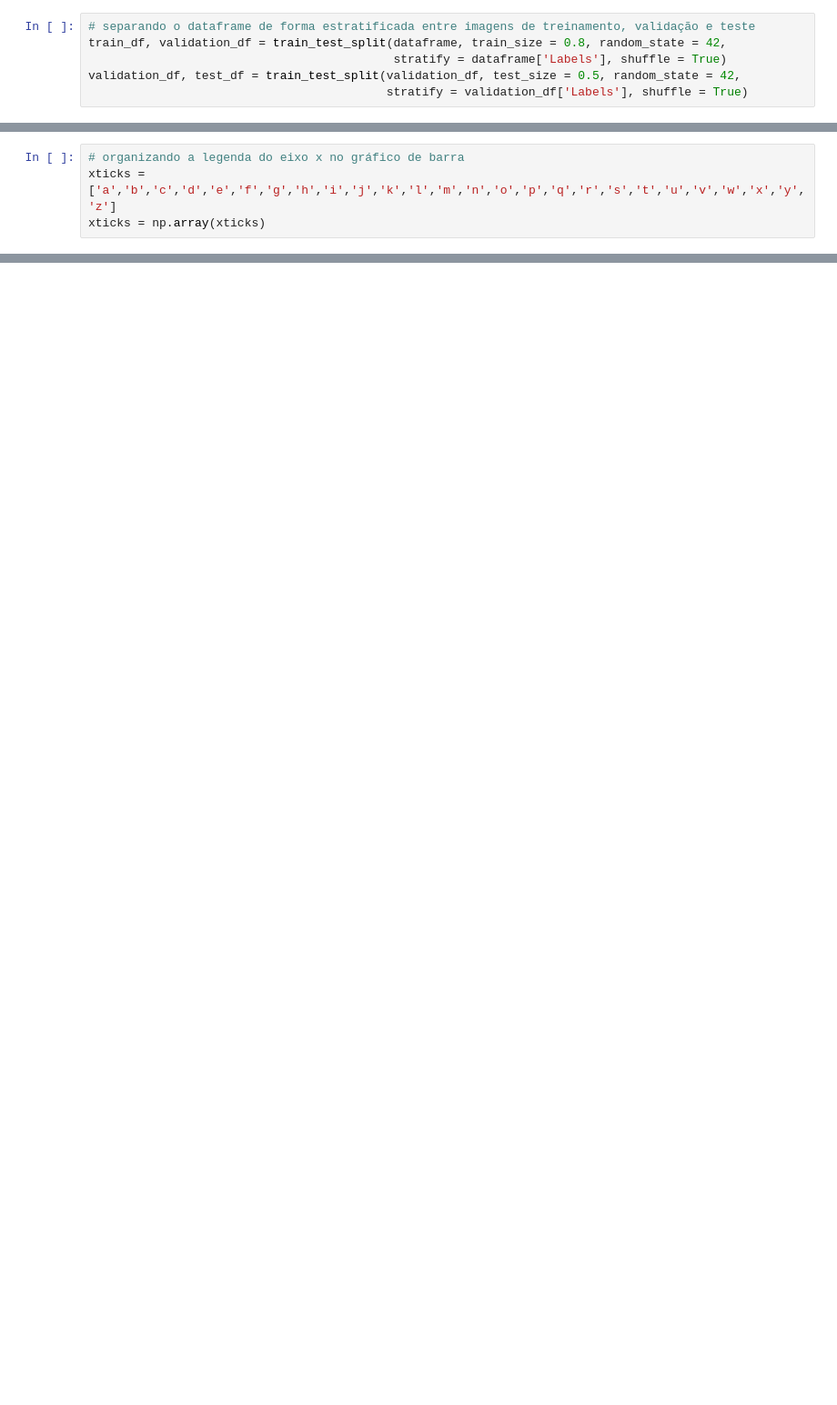
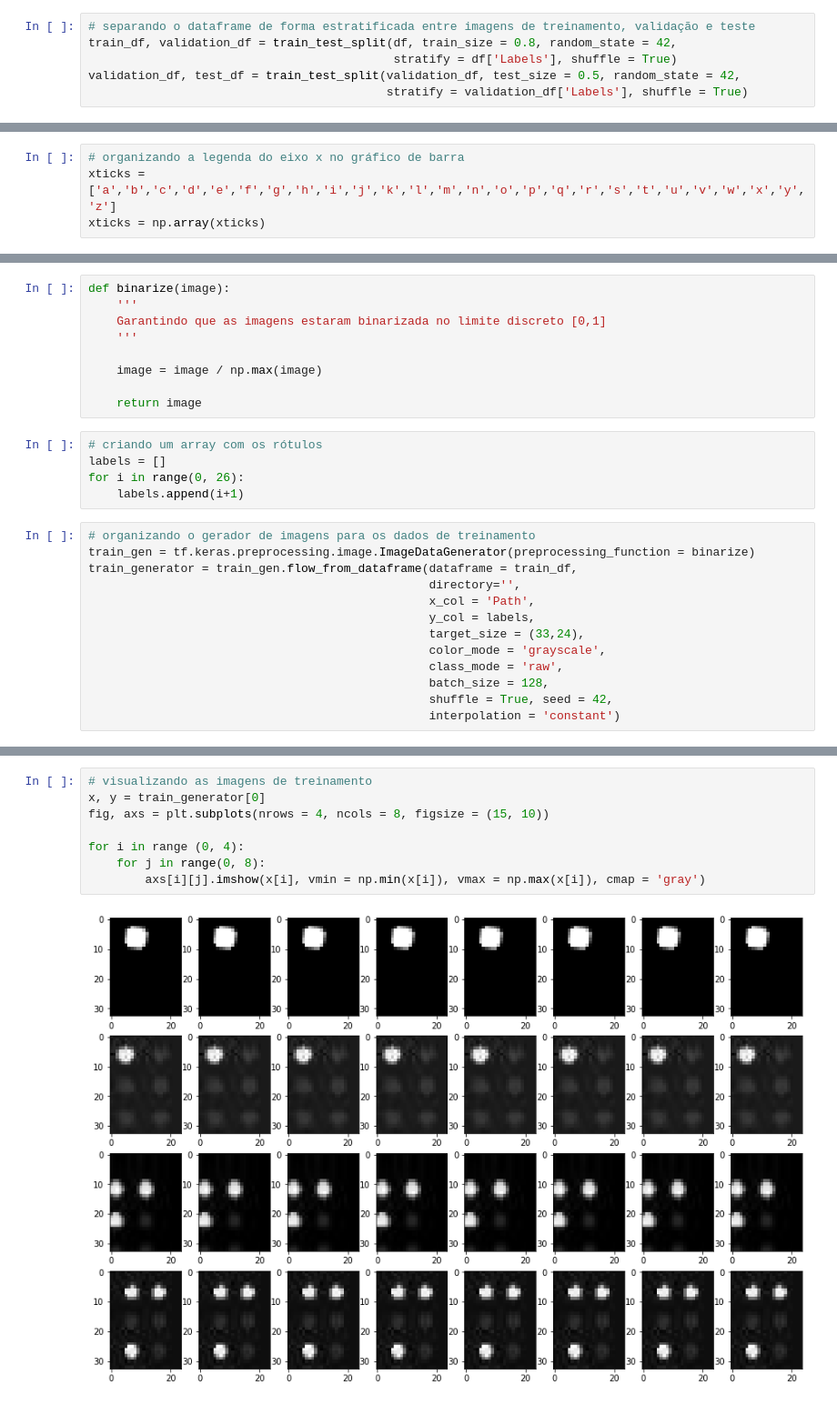
Before and after one commit to code-coffee-ufcg/braillingo-backend, a Jupyter notebook: classifier/cnn_classifier.ipynb, the cells around one changed output, grey strips where cells are left out. Shown at 91% size. Saved outputs shown, nothing was run; the diff lists cells and outputs as text; blank space fills up the shorter version.

```diff
--- a/classifier/cnn_classifier.ipynb
+++ b/classifier/cnn_classifier.ipynb
@@ -51,8 +58,8 @@ dataframe = pd.concat((dataframe1, dataframe2, dataframe3))
 ## Separando as Imagens de Treinamento, Validação e Teste
 # %%
 # separando o dataframe de forma estratificada entre imagens de treinamento, validação e teste
-train_df, validation_df = train_test_split(dataframe, train_size = 0.8, random_state = 42,
-                                           stratify = dataframe['Labels'], shuffle = True)
+train_df, validation_df = train_test_split(df, train_size = 0.8, random_state = 42,
+                                           stratify = df['Labels'], shuffle = True)
 validation_df, test_df = train_test_split(validation_df, test_size = 0.5, random_state = 42,
                                           stratify = validation_df['Labels'], shuffle = True)
 # %%
@@ -118,0 +128,27 @@ Text(0, 0.5, 'Quantidade de imagens')
+# %%
+def binarize(image):
+    '''
+    Garantindo que as imagens estaram binarizada no limite discreto [0,1]
+    '''
+
+    image = image / np.max(image)
+
+    return image
+# %%
+# criando um array com os rótulos
+labels = []
+for i in range(0, 26):
+    labels.append(i+1)
+# %%
+# organizando o gerador de imagens para os dados de treinamento
+train_gen = tf.keras.preprocessing.image.ImageDataGenerator(preprocessing_function = binarize)
+train_generator = train_gen.flow_from_dataframe(dataframe = train_df,
+                                                directory='',
+                                                x_col = 'Path',
+                                                y_col = labels,
+                                                target_size = (33,24),
+                                                color_mode = 'grayscale',
+                                                class_mode = 'raw',
+                                                batch_size = 128,
+                                                shuffle = True, seed = 42,
+                                                interpolation = 'constant')
@@ -118,0 +157,10 @@ Text(0, 0.5, 'Quantidade de imagens')
+# %%
+# visualizando as imagens de treinamento
+x, y = train_generator[0]
+fig, axs = plt.subplots(nrows = 4, ncols = 8, figsize = (15, 10))
+
+for i in range (0, 4):
+    for j in range(0, 8):
+        axs[i][j].imshow(x[i], vmin = np.min(x[i]), vmax = np.max(x[i]), cmap = 'gray')
+# %% [output]
+[figure, added]
```
Also changed, not shown: parts of 31 cells of this notebook, 10 other files.
